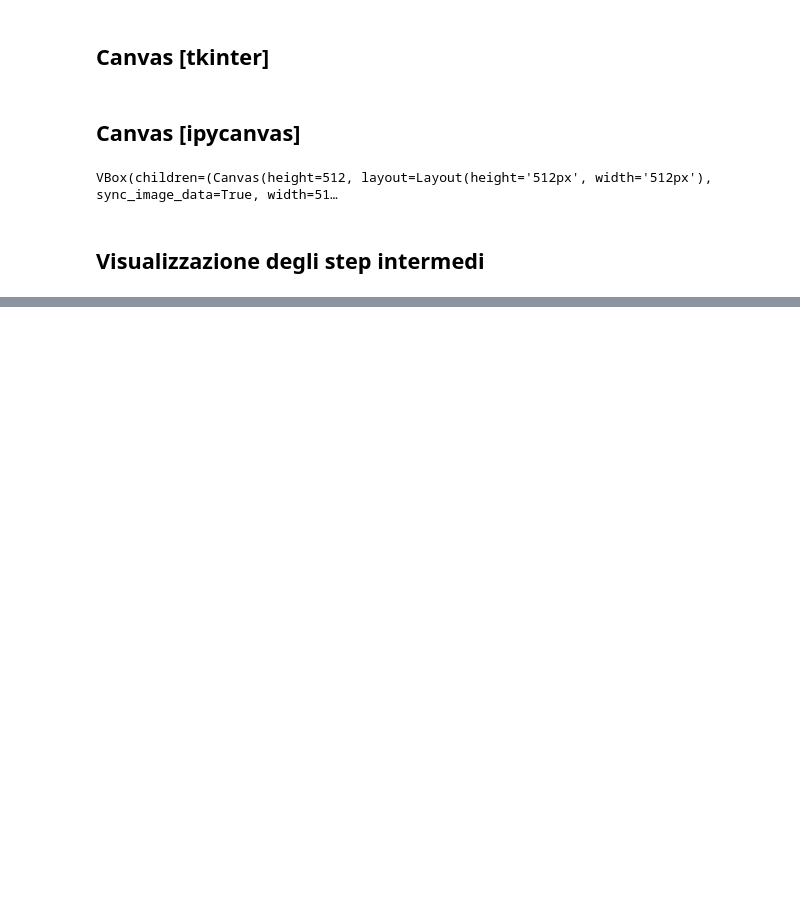
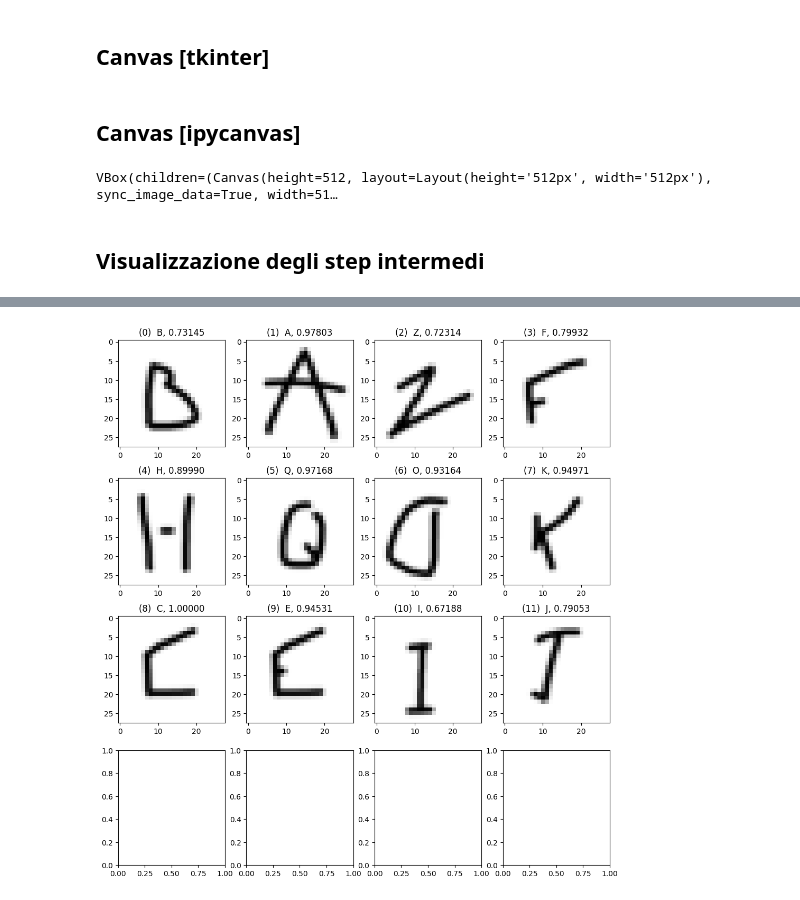
Before and after one commit to ChristianPozzoli/cnn-handwritten-alphabet-recognition, a Jupyter notebook: cnn-keras.ipynb, the cells around one changed output, grey strips where cells are left out. Cells and saved outputs as stored; diff of their text form; code cells hidden in the pictures; blank space fills up the shorter version.

```diff
--- a/cnn-keras.ipynb
+++ b/cnn-keras.ipynb
@@ -329,5 +341,3 @@ model = avgpool_then_maxpool_model
-# %%
-model = stn_model
 # %% [markdown]
 ## Summary e salvataggio del modello
 # %%
@@ -534,6 +553,8 @@ label.grid(row=1, column=0, columnspan=2)
 root.mainloop()
 # %% [markdown]
 ## Canvas [ipycanvas]
+# %%
+handwirtten_letters_list = []
 # %%
 letter_img = None
 
@@ -610,3 +640,19 @@ widgets.VBox([sketch, widgets.HBox([submit_btn, clear_btn]), output_label])
 VBox(children=(Canvas(height=512, layout=Layout(height='512px', width='512px'), sync_image_data=True, width=51…
 # %% [markdown]
 ## Visualizzazione degli step intermedi
+# %%
+dim_k = int(np.ceil(np.sqrt(len(handwirtten_letters_list))))
+fig, axes = plt.subplots(dim_k, dim_k, figsize = (3 * dim_k, 3.25 * dim_k))
+#fig.suptitle(f"{pred_letter}, {model.layers[filter_idx].name} [{model.name}]")
+axes = axes.flatten()
+for i,ax in enumerate(axes):
+    if i < len(handwirtten_letters_list):
+        l = handwirtten_letters_list[i]
+        pred = model.predict(l)
+        pred_index = np.argmax(pred[0])
+        accuracy = pred[0, pred_index]
+        pred_letter = word_dict[pred_index]
+        title = f"({i})  {pred_letter}, {accuracy:.5f}"
+        ax.imshow(np.reshape(l, (28,28)), cmap="Greys")
+        ax.set_title(title)
+# %% [output]
@@ -613 +671,2 @@ VBox(children=(Canvas(height=512, layout=Layout(height='512px', width='512px'),
+[figure, added]
 # %%
```
Also changed, not shown: parts of 20 cells of this notebook, 3 other files.
